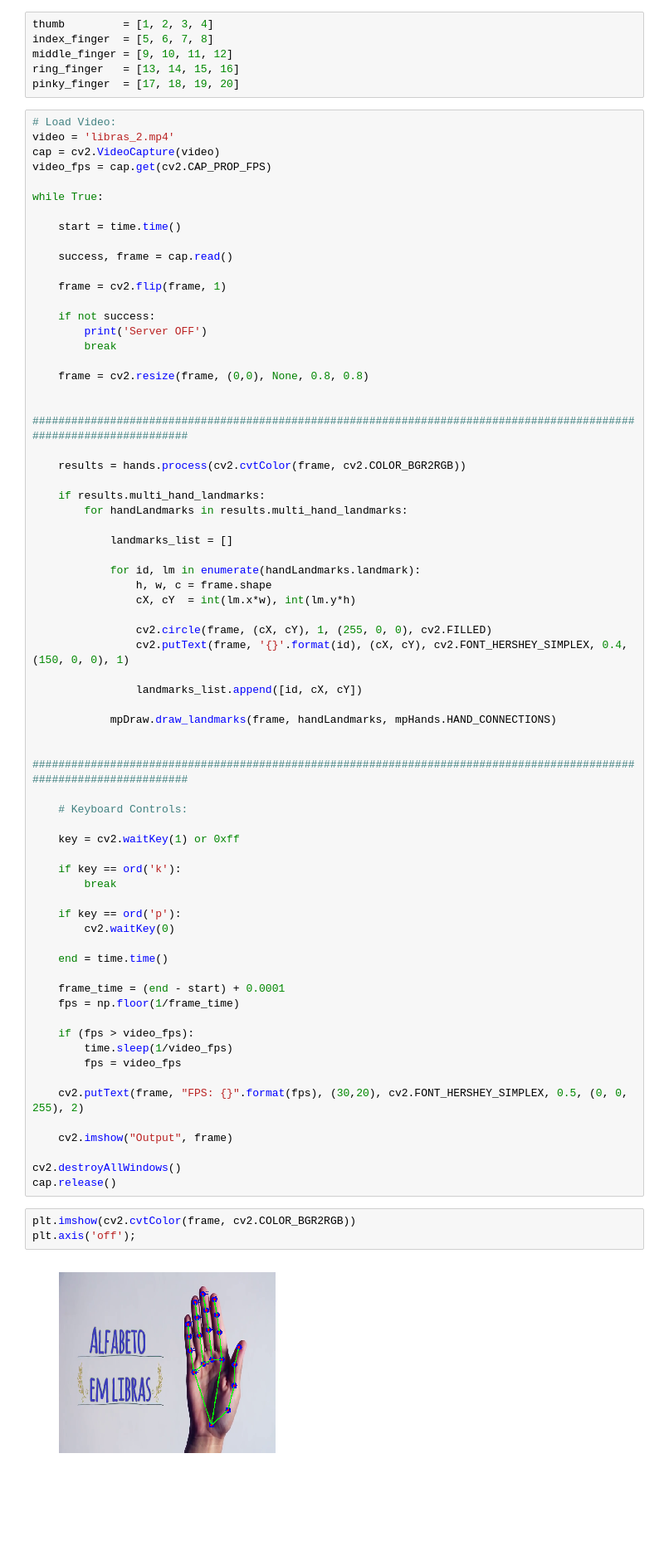
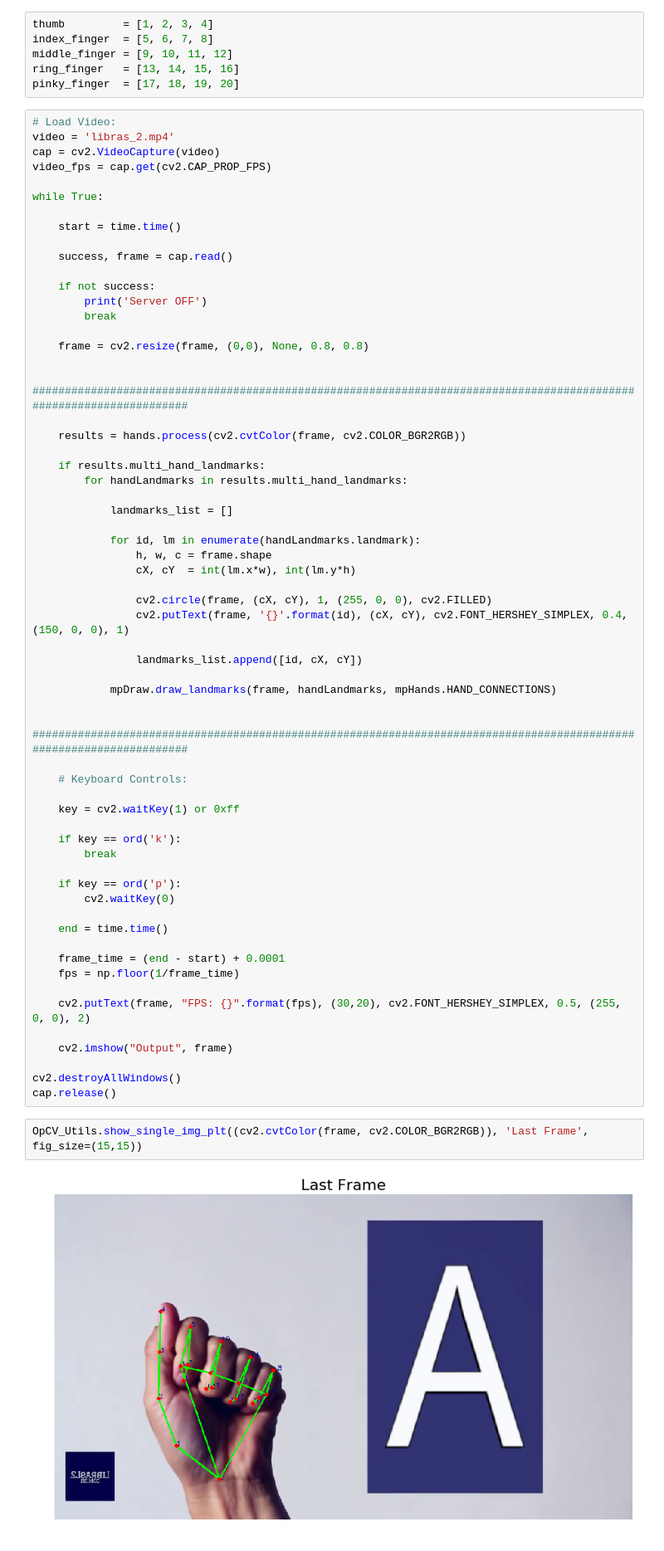
Before and after one commit to Mafeuz/OpenCV, a Jupyter notebook: Gesture Recognition/Fast Hand Tracking (mediapipe)/Fast Hand Tracking (mediapipe).ipynb, the cells around one changed output. Shown at 83% size. Cells and saved outputs as stored; diff of their text form; blank space fills up the shorter version.

```diff
--- a/Gesture Recognition/Fast Hand Tracking (mediapipe)/Fast Hand Tracking (mediapipe).ipynb
+++ b/Gesture Recognition/Fast Hand Tracking (mediapipe)/Fast Hand Tracking (mediapipe).ipynb
@@ -34,8 +35,6 @@ while True:
     start = time.time()
 
     success, frame = cap.read()
-
-    frame = cv2.flip(frame, 1)
 
     if not success:
         print('Server OFF')
@@ -80,18 +79,13 @@ while True:
     frame_time = (end - start) + 0.0001
     fps = np.floor(1/frame_time)
 
-    if (fps > video_fps):
-        time.sleep(1/video_fps)
-        fps = video_fps
-
-    cv2.putText(frame, "FPS: {}".format(fps), (30,20), cv2.FONT_HERSHEY_SIMPLEX, 0.5, (0, 0, 255), 2)
+    cv2.putText(frame, "FPS: {}".format(fps), (30,20), cv2.FONT_HERSHEY_SIMPLEX, 0.5, (255, 0, 0), 2)
 
     cv2.imshow("Output", frame)
 
 cv2.destroyAllWindows()
 cap.release()
 # %%
-plt.imshow(cv2.cvtColor(frame, cv2.COLOR_BGR2RGB))
-plt.axis('off');
+OpCV_Utils.show_single_img_plt((cv2.cvtColor(frame, cv2.COLOR_BGR2RGB)), 'Last Frame', fig_size=(15,15))
 # %% [output]
-[figure, old version]
+[figure, new version]
```
Also changed, not shown: parts of 3 cells of this notebook, 4 other files.
